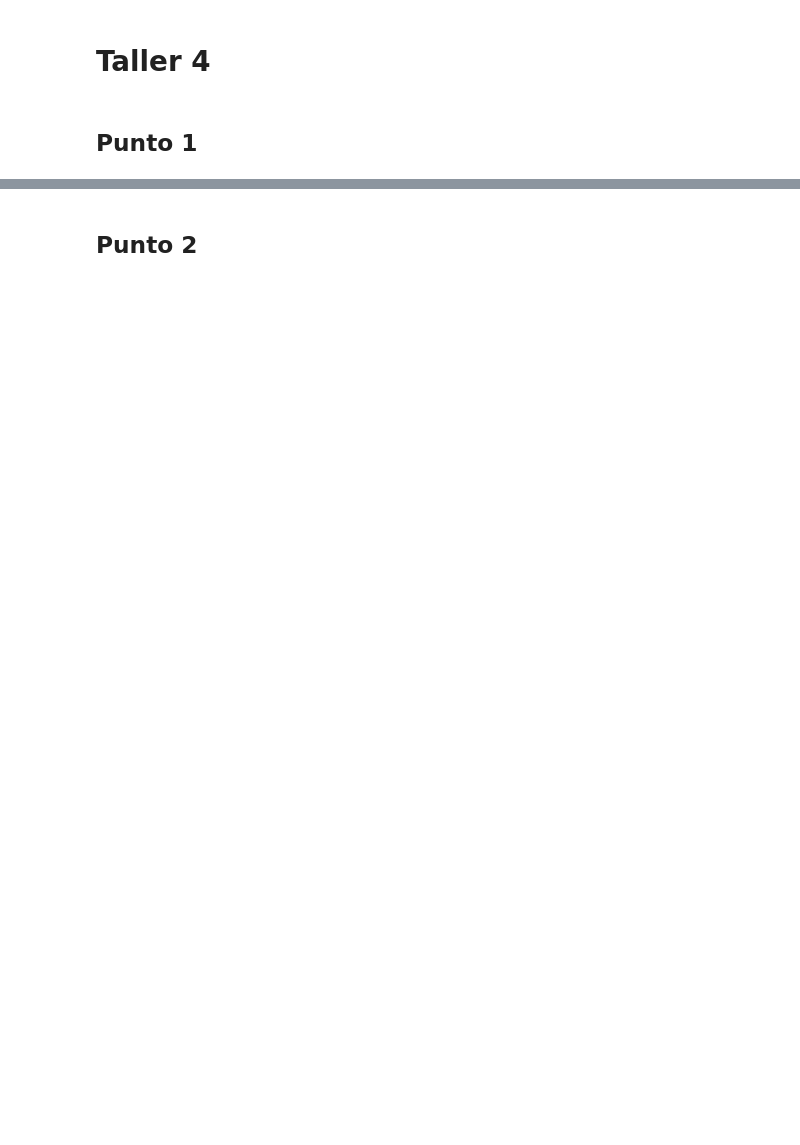
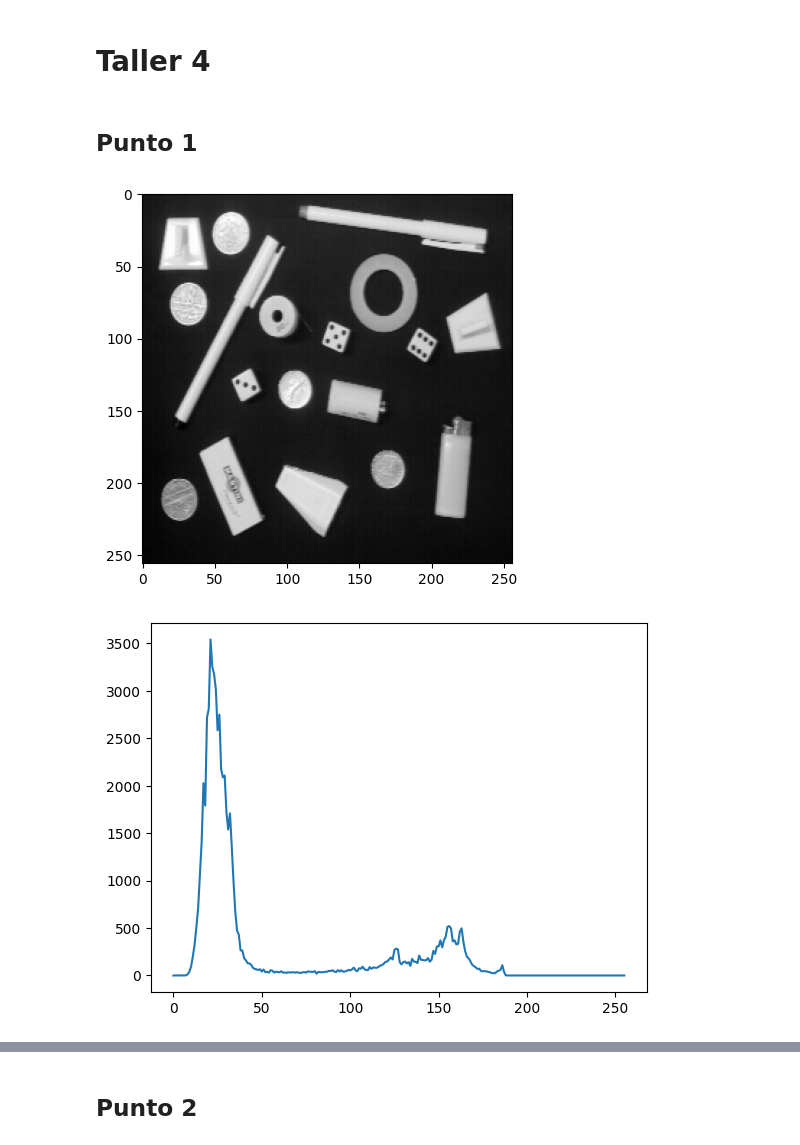
Before and after one commit to MISIS4825-IMAGENES-Y-VISION/Taller4, a Jupyter notebook: Taller4.ipynb, the cells around one changed output, grey strips where cells are left out. Cells and saved outputs as stored; diff of their text form; code cells hidden in the pictures; blank space fills up the shorter version.

```diff
--- a/Taller4.ipynb
+++ b/Taller4.ipynb
@@ -18,3 +19,18 @@ from skimage.filters import sobel_h, sobel_v, sobel
 from skimage.feature import canny
 # %% [markdown]
 ## Punto 1
+# %%
+img_2 = [
+    Path("./img/1-lineal-filter/OBJECTS.png"),
+]
+for img_path in img_2:
+    img = cv.imread(str(img_path), cv.IMREAD_GRAYSCALE)
+    plt.imshow(img, cmap="gray")
+    plt.show()
+
+    hist = cv.calcHist([img], [0], None, [256], [0, 256])
+    plt.plot(hist)
+    plt.show()
+# %% [output]
+[figure, added]
+[figure, added]
```
Also changed, not shown: parts of 20 cells of this notebook, 4 other files.
